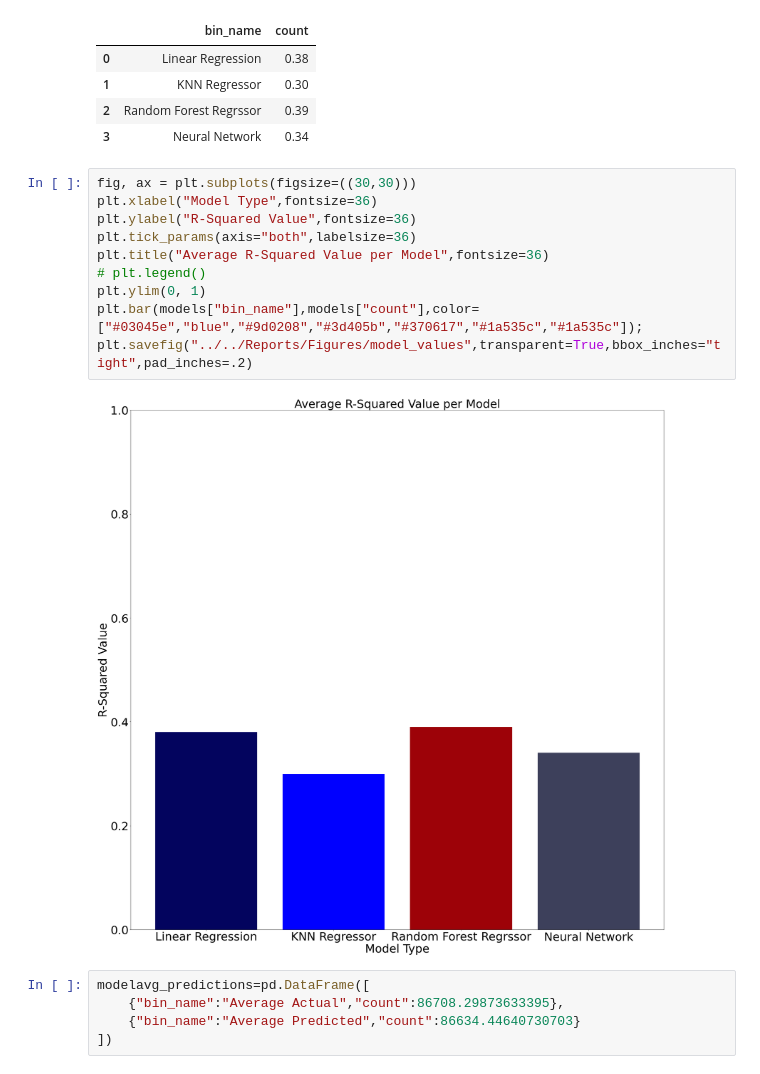
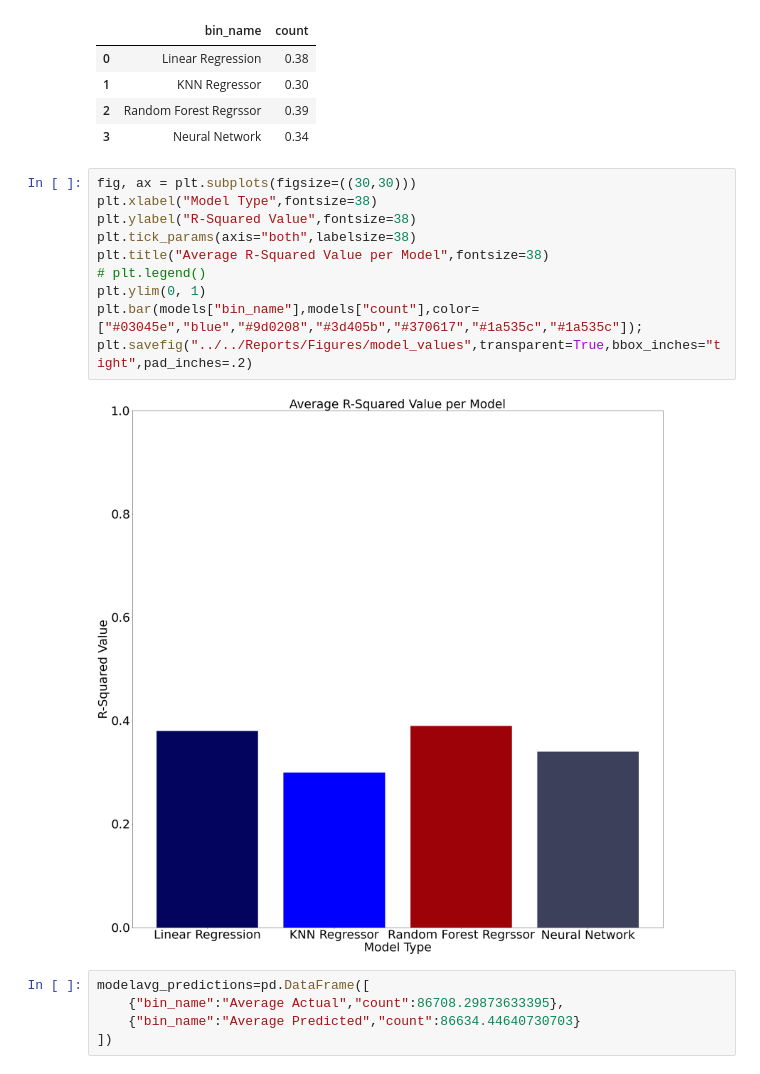
Before and after one commit to JohnhoyStephens/Capstone, a Jupyter notebook: Notebooks/Explortatory/visuals.ipynb, the cells around one changed output. Saved outputs shown, nothing was run; the diff lists cells and outputs as text.

```diff
--- a/Notebooks/Explortatory/visuals.ipynb
+++ b/Notebooks/Explortatory/visuals.ipynb
@@ -99,16 +99,16 @@ models
 | 3 | Neural Network | 0.34 |
 # %%
 fig, ax = plt.subplots(figsize=((30,30)))
-plt.xlabel("Model Type",fontsize=36)
-plt.ylabel("R-Squared Value",fontsize=36)
-plt.tick_params(axis="both",labelsize=36)
-plt.title("Average R-Squared Value per Model",fontsize=36)
+plt.xlabel("Model Type",fontsize=38)
+plt.ylabel("R-Squared Value",fontsize=38)
+plt.tick_params(axis="both",labelsize=38)
+plt.title("Average R-Squared Value per Model",fontsize=38)
 # plt.legend()
 plt.ylim(0, 1)
 plt.bar(models["bin_name"],models["count"],color=["#03045e","blue","#9d0208","#3d405b","#370617","#1a535c","#1a535c"]);
 plt.savefig("../../Reports/Figures/model_values",transparent=True,bbox_inches="tight",pad_inches=.2)
 # %% [output]
-[figure, old version]
+[figure, new version]
 # %%
 modelavg_predictions=pd.DataFrame([
     {"bin_name":"Average Actual","count":86708.29873633395},
```
Also changed, not shown: parts of 4 cells of this notebook, 8 other files.
